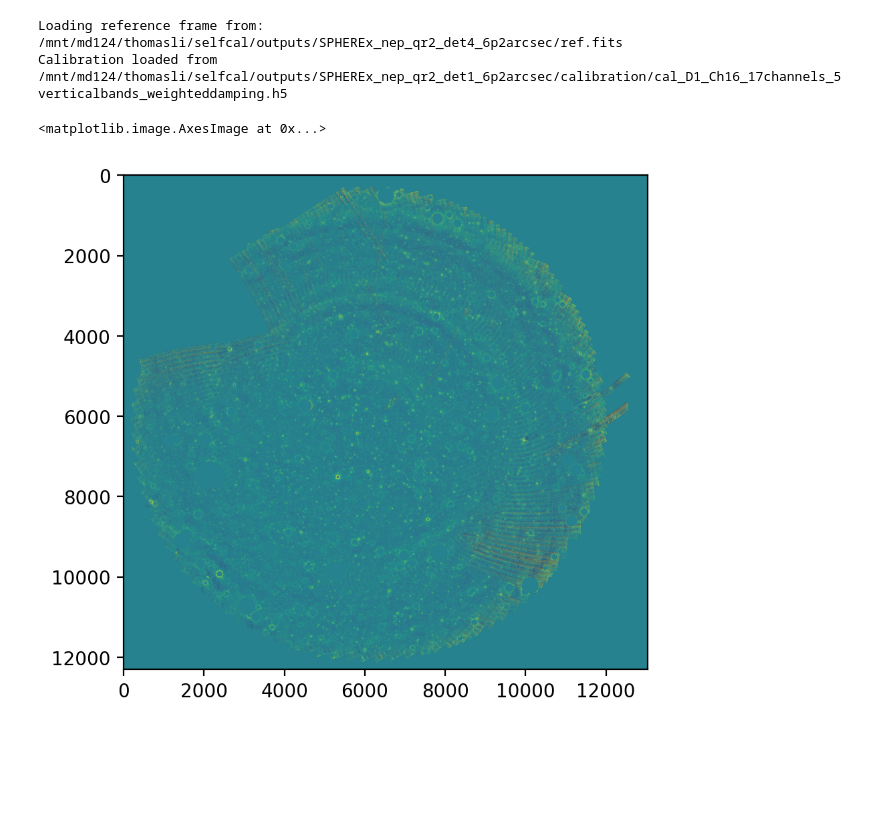
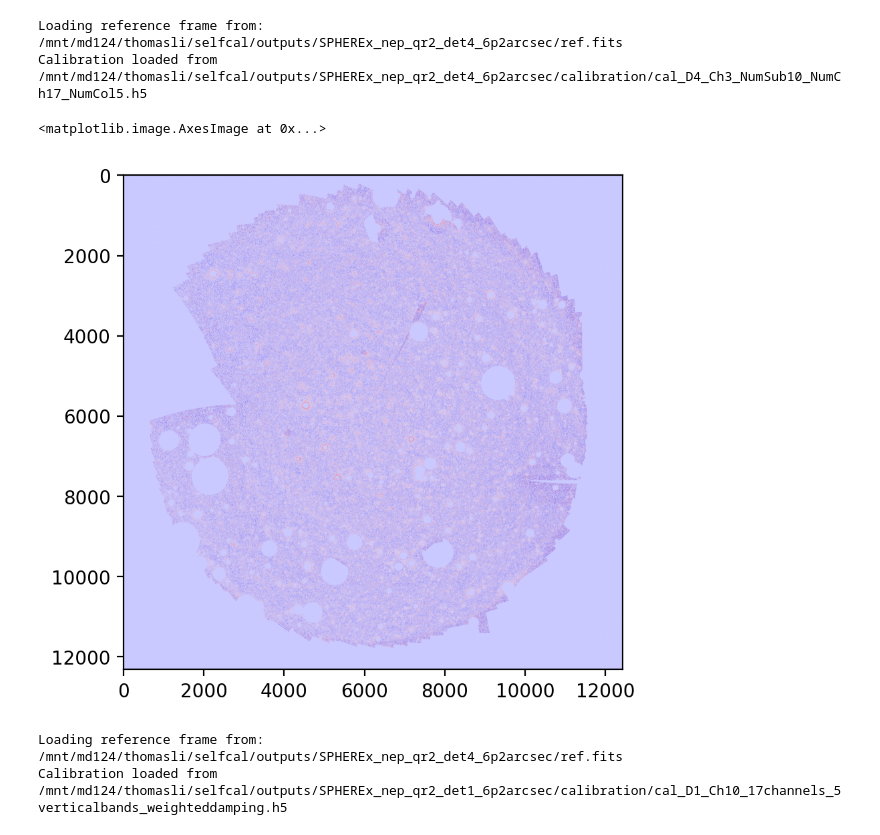
Before and after one commit to ThomasLiii/PySelfCal, a Jupyter notebook: notebooks/make_mosaics.ipynb, the cells around one changed output. Cells and saved outputs as stored; diff of their text form; code cells hidden in the pictures; blank space fills up the shorter version.

```diff
--- a/notebooks/make_mosaics.ipynb
+++ b/notebooks/make_mosaics.ipynb
@@ -106,13 +106,7 @@ plt.imshow(np.where(det_valid_mask, single_offset_map, np.nan))
 plt.colorbar()
 # %%
 mm = PipelineWrapper.Mosaicker(config)
-mm.load_calibration('/mnt/md124/thomasli/selfcal/outputs/SPHEREx_nep_qr2_det1_6p2arcsec/calibration/cal_D1_Ch16_17channels_5verticalbands_weighteddamping.h5')
+mm.load_calibration('/mnt/md124/thomasli/selfcal/outputs/SPHEREx_nep_qr2_det4_6p2arcsec/calibration/cal_D4_Ch3_NumSub10_NumCh17_NumCol5.h5')
 # %% [output]
 Loading reference frame from: /mnt/md124/thomasli/selfcal/outputs/SPHEREx_nep_qr2_det4_6p2arcsec/ref.fits
-Calibration loaded from /mnt/md124/thomasli/selfcal/outputs/SPHEREx_nep_qr2_det1_6p2arcsec/calibration/cal_D1_Ch16_17channels_5verticalbands_weighteddamping.h5
+Calibration loaded from /mnt/md124/thomasli/selfcal/outputs/SPHEREx_nep_qr2_det4_6p2arcsec/calibration/cal_D4_Ch3_NumSub10_NumCh17_NumCol5.h5
-# %%
-vmin, vmax = np.nanpercentile(mm.S[np.nonzero(mm.S)], [1, 99])
-plt.imshow(mm.S, vmin=vmin, vmax=vmax)
-# %% [output]
-<matplotlib.image.AxesImage at 0x...>
-[figure, removed]
@@ -119,3 +115,8 @@ plt.imshow(mm.S, vmin=vmin, vmax=vmax)
+# %%
+plt.imshow(mm.S, vmin=vmin, vmax=vmax, cmap='bwr')
+# %% [output]
+<matplotlib.image.AxesImage at 0x...>
+[figure, added]
 # %%
 # vmin, vmax = np.nanpercentile(cc.S[np.nonzero(cc.S)], [1, 99])
 # plt.imshow(cc.S, vmin=vmin, vmax=vmax)
@@ -230,0 +140,7 @@ def mean_preserving_spline_2d(x_edges, y_edges, z_means, kx=3, ky=3):
+# %%
+cal_path = '/mnt/md124/thomasli/selfcal/outputs/SPHEREx_nep_qr2_det1_6p2arcsec/calibration/cal_D1_Ch10_17channels_5verticalbands_weighteddamping.h5'
+mm = PipelineWrapper.Mosaicker(config)
+mm.load_calibration(cal_path)
+# %% [output]
+Loading reference frame from: /mnt/md124/thomasli/selfcal/outputs/SPHEREx_nep_qr2_det4_6p2arcsec/ref.fits
+Calibration loaded from /mnt/md124/thomasli/selfcal/outputs/SPHEREx_nep_qr2_det1_6p2arcsec/calibration/cal_D1_Ch10_17channels_5verticalbands_weighteddamping.h5
```
Also changed, not shown: parts of 25 cells of this notebook, 9 other files.
